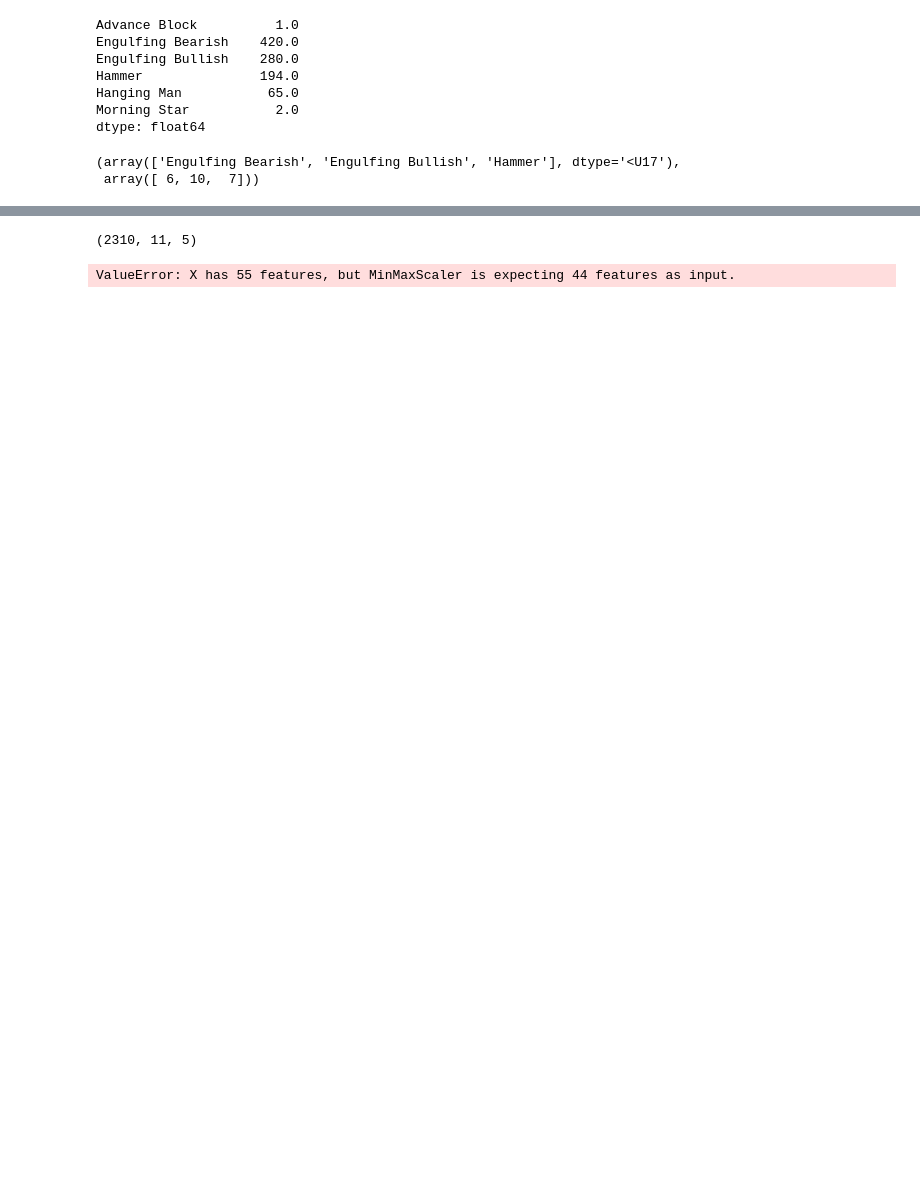
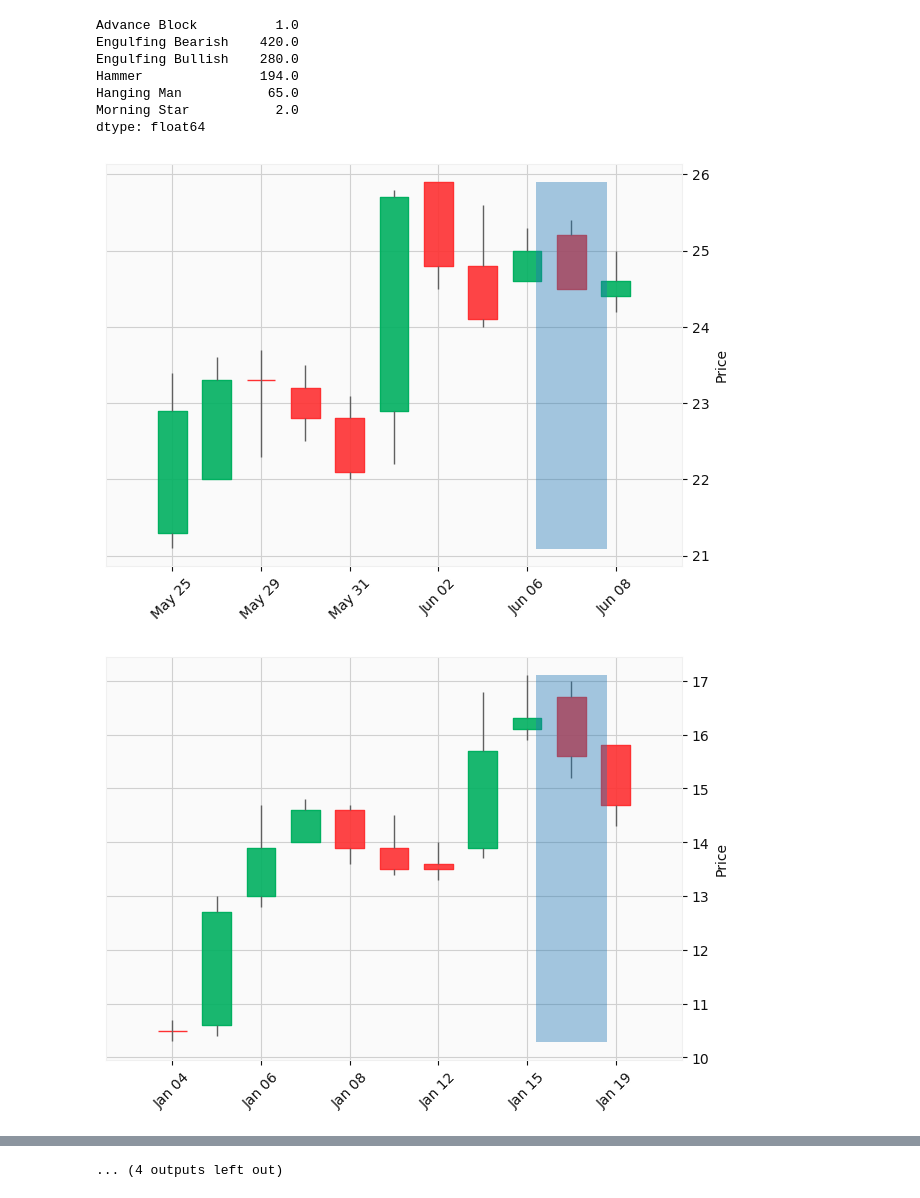
Before and after one commit to OverCat2000/Research, a Jupyter notebook: real_capture.ipynb, the cells around one changed output, grey strips where cells are left out. Saved outputs shown, nothing was run; the diff lists cells and outputs as text; code cells hidden in the pictures; blank space fills up the shorter version.

```diff
--- a/real_capture.ipynb
+++ b/real_capture.ipynb
@@ -8,5 +8,5 @@ import pandas as pd
 import matplotlib.pyplot as plt
 import mplfinance as mpf
 # %%
-with open("engulfing_bearish_rf.pickle", 'rb') as f:
-    model = pickle.load(f)
+# with open("engulfing_bearish_rf.pickle", 'rb') as f:
+#     model = pickle.load(f)
@@ -414,10 +424,7 @@ def capture(mat):
 
     return features, labels
 # %%
-np.unique(labels, return_counts=1)
+# np.unique(labels, return_counts=1)
-# %% [output]
-(array(['Engulfing Bearish', 'Engulfing Bullish', 'Hammer'], dtype='<U17'),
- array([ 6, 10,  7]))
 # %%
 # temp = obj_collection[-5].s.values()
 # print_pattern(np.moveaxis(temp, 1, 0))
@@ -439,6 +446,9 @@ def print_pattern(temp1):
     pattern_date = df1.index[9]
 
     mpf.plot(df1, type="candle", vlines=dict(vlines=pattern_date, linewidths=50, alpha=0.4), style="yahoo")
-# %%
-for i in range(features.shape[0]):
-    test(i)
+# %%
+for i in range(f.shape[0]):
+    print_pattern(np.moveaxis(f[i], 1, 0))
+# %% [output]
+[figure, added]
+[figure, added]
@@ -445,3 +465,4 @@ for i in range(features.shape[0]):
+... (4 outputs left out)
 # %%
 features = []
 for i in range(8, mat.shape[1] - 3):
@@ -450,8 +471,6 @@ for i in range(8, mat.shape[1] - 3):
 features = np.array(features)
 # %%
 features.shape
-# %% [output]
-(2310, 11, 5)
 # %%
 X = features.reshape(features.shape[0], -1)
 # %%
@@ -459,8 +478,6 @@ with open("scaler.pkl", "rb") as f:
     scaler = pickle.load(f)
 
 X = scaler.transform(X)
-# %% [output]
-ValueError: X has 55 features, but MinMaxScaler is expecting 44 features as input.
 # %%
 positive = model.predict(X) == 1
 # %%
```
Also changed, not shown: parts of 7 cells of this notebook, 11 other files.
